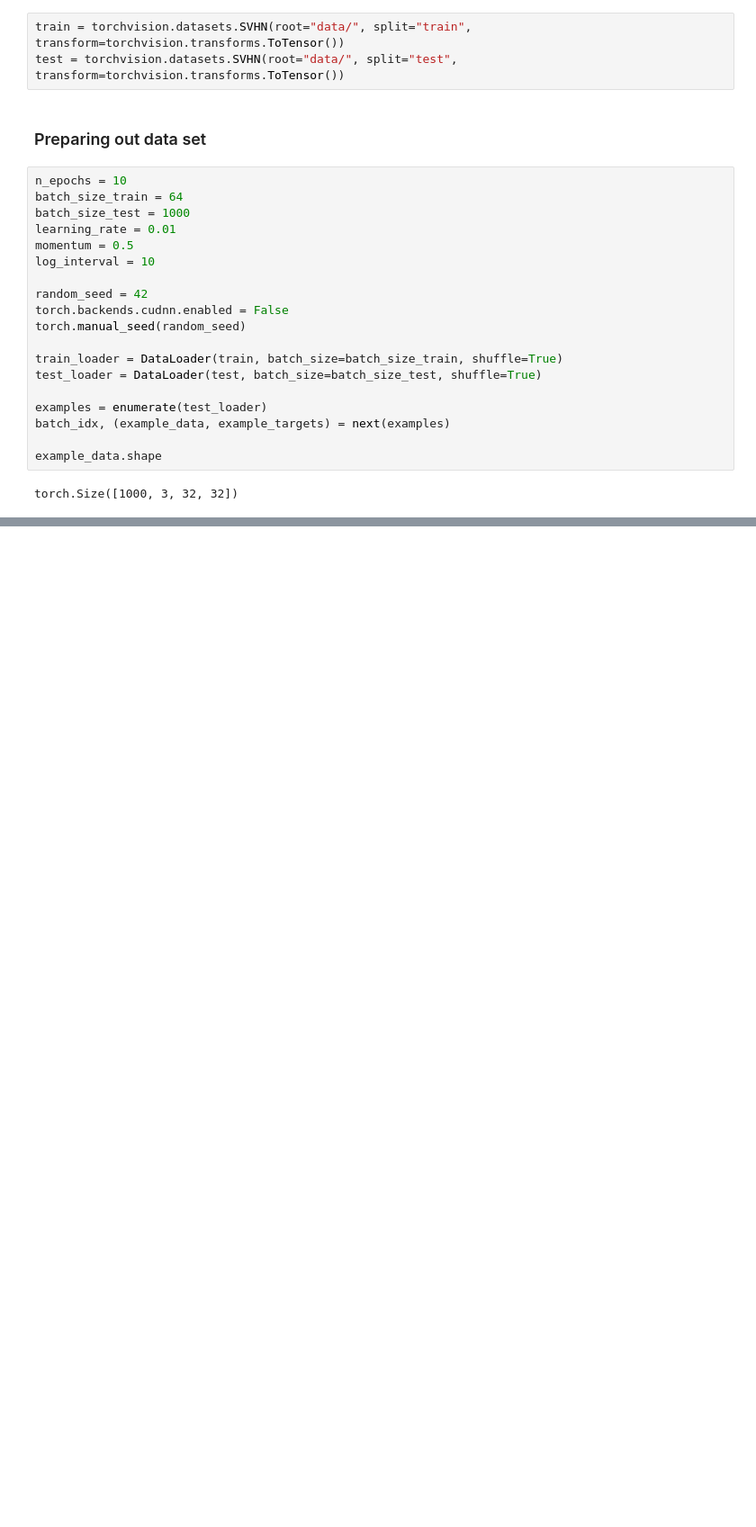
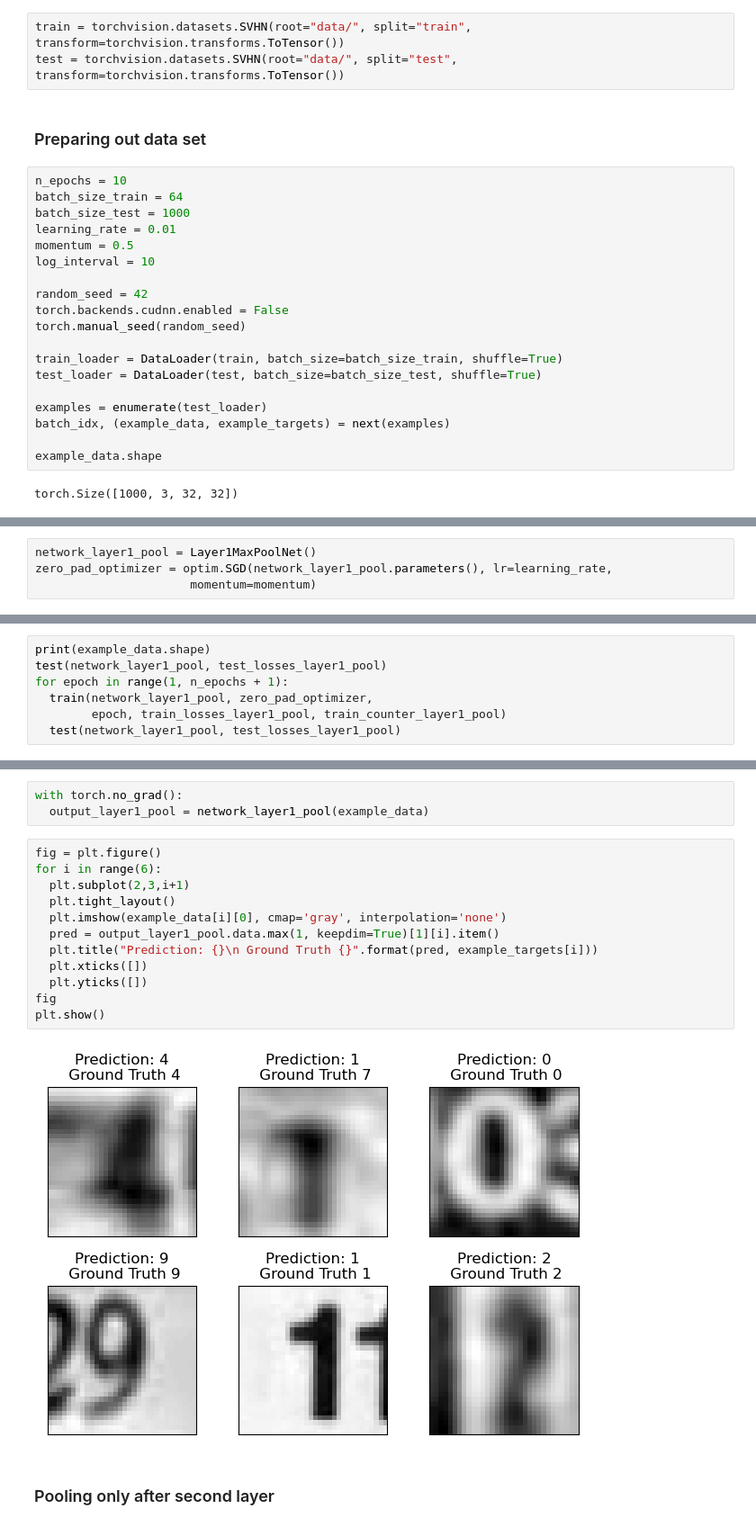
Before and after one commit to RowanA2002/178-convy-net, a Jupyter notebook: SVHN-Exploration.ipynb, the cells around one changed output, grey strips where cells are left out. Shown: that part at 90% size. Saved outputs shown, nothing was run; the diff lists cells and outputs as text; blank space fills up the shorter version.

```diff
--- a/SVHN-Exploration.ipynb
+++ b/SVHN-Exploration.ipynb
@@ -172,0 +230,4 @@ plt.show()
+# %%
+network_layer1_pool = Layer1MaxPoolNet()
+zero_pad_optimizer = optim.SGD(network_layer1_pool.parameters(), lr=learning_rate,
+                      momentum=momentum)
@@ -172,0 +239,7 @@ plt.show()
+# %%
+print(example_data.shape)
+test(network_layer1_pool, test_losses_layer1_pool)
+for epoch in range(1, n_epochs + 1):
+  train(network_layer1_pool, zero_pad_optimizer,
+        epoch, train_losses_layer1_pool, train_counter_layer1_pool)
+  test(network_layer1_pool, test_losses_layer1_pool)
@@ -172,0 +276,19 @@ plt.show()
+# %%
+with torch.no_grad():
+  output_layer1_pool = network_layer1_pool(example_data)
+# %%
+fig = plt.figure()
+for i in range(6):
+  plt.subplot(2,3,i+1)
+  plt.tight_layout()
+  plt.imshow(example_data[i][0], cmap='gray', interpolation='none')
+  pred = output_layer1_pool.data.max(1, keepdim=True)[1][i].item()
+  plt.title("Prediction: {}\n Ground Truth {}".format(pred, example_targets[i]))
+  plt.xticks([])
+  plt.yticks([])
+fig
+plt.show()
+# %% [output]
+[figure, added]
+# %% [markdown]
+### Pooling only after second layer
```
Also changed, not shown: parts of 26 cells of this notebook.
